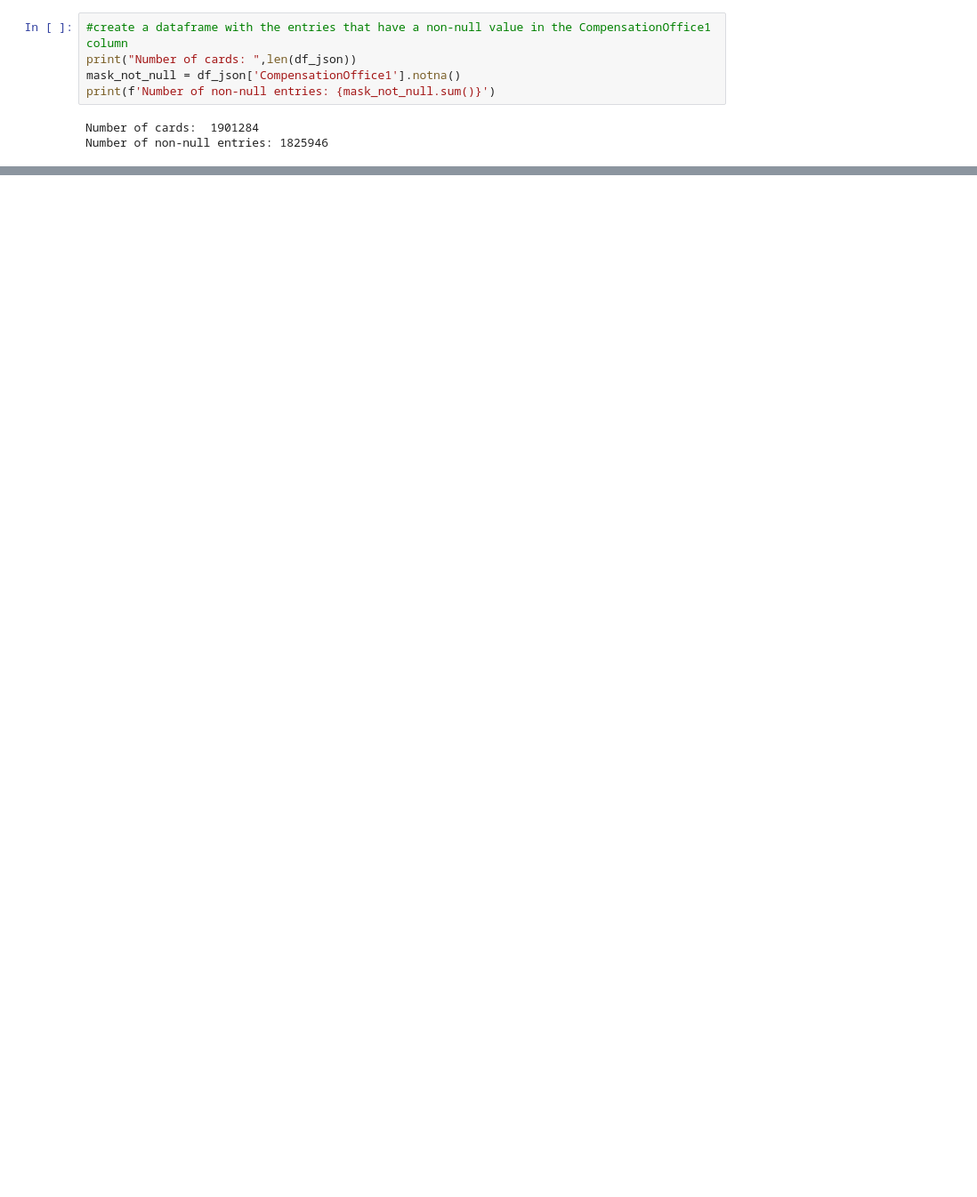
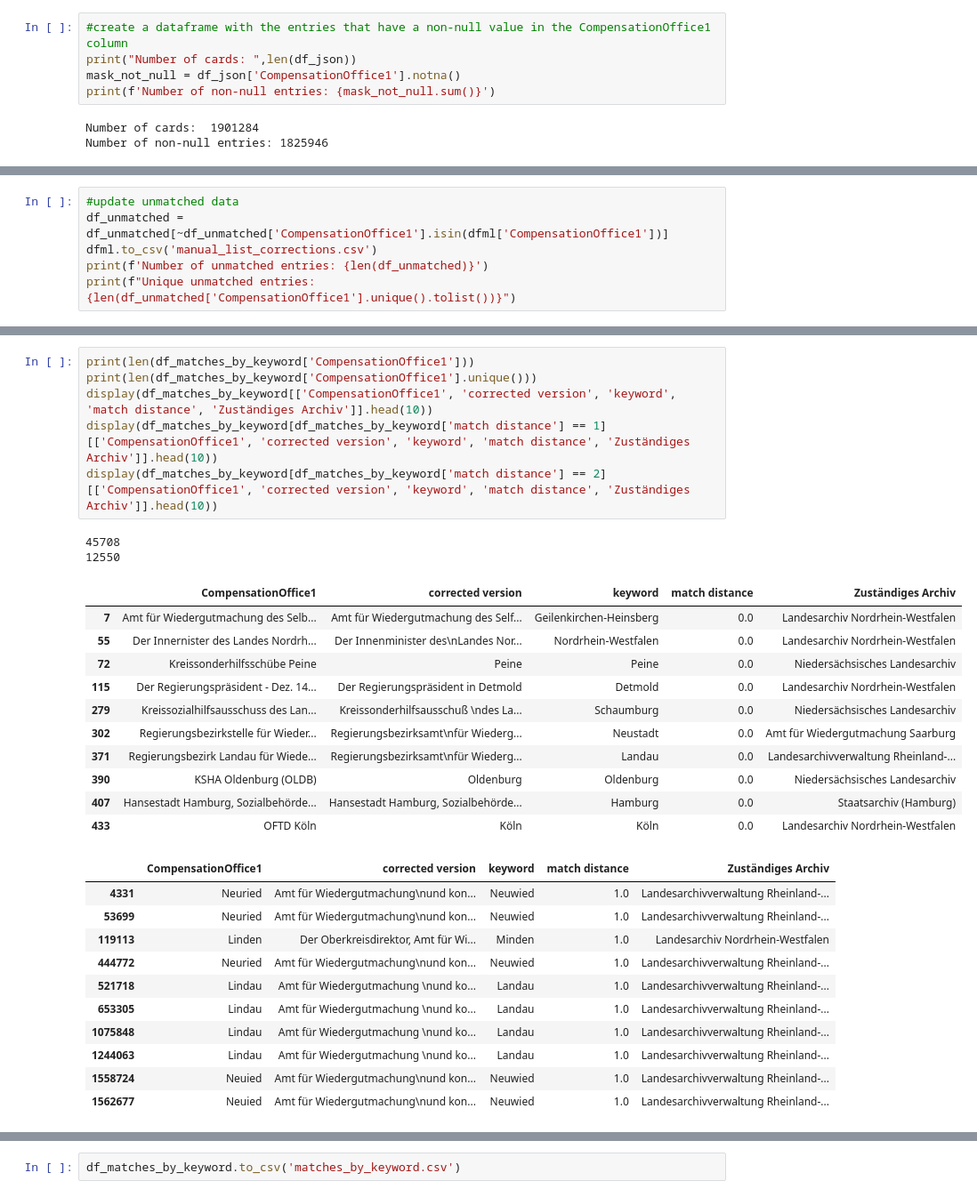
Before and after one commit to BennetHan/compensation-office-analysis, a Jupyter notebook: compensation-office-analysis.ipynb, the cells around one changed output, grey strips where cells are left out. Shown at 89% size. Drawn from its saved outputs; the diff is of its cells as text; blank space fills up the shorter version.

```diff
--- a/compensation-office-analysis.ipynb
+++ b/compensation-office-analysis.ipynb
@@ -852,0 +273,6 @@ df_matches_token_swap[df_matches_token_swap['MatchDistance'].isin([1, 2])]
+# %%
+#update unmatched data
+df_unmatched = df_unmatched[~df_unmatched['CompensationOffice1'].isin(dfml['CompensationOffice1'])]
+dfml.to_csv('manual_list_corrections.csv')
+print(f'Number of unmatched entries: {len(df_unmatched)}')
+print(f"Unique unmatched entries: {len(df_unmatched['CompensationOffice1'].unique().tolist())}")
@@ -852,0 +411,31 @@ df_matches_token_swap[df_matches_token_swap['MatchDistance'].isin([1, 2])]
+# %%
+print(len(df_matches_by_keyword['CompensationOffice1']))
+print(len(df_matches_by_keyword['CompensationOffice1'].unique()))
+display(df_matches_by_keyword[['CompensationOffice1', 'corrected version', 'keyword', 'match distance', 'Zuständiges Archiv']].head(10))
+display(df_matches_by_keyword[df_matches_by_keyword['match distance'] == 1][['CompensationOffice1', 'corrected version', 'keyword', 'match distance', 'Zuständiges Archiv']].head(10))
+display(df_matches_by_keyword[df_matches_by_keyword['match distance'] == 2][['CompensationOffice1', 'corrected version', 'keyword', 'match distance', 'Zuständiges Archiv']].head(10))
+# %% [output]
+45708
+12550
+|  | CompensationOffice1 | corrected version | keyword | match distance | Zuständiges Archiv |
+| 7 | Amt für Wiedergutmachung des Selb... | Amt für Wiedergutmachung des Self... | Geilenkirchen-Heinsberg | 0.0 | Landesarchiv Nordrhein-Westfalen |
+| 55 | Der Innernister des Landes Nordrh... | Der Innenminister des\nLandes Nor... | Nordrhein-Westfalen | 0.0 | Landesarchiv Nordrhein-Westfalen |
+| 72 | Kreissonderhilfsschübe Peine | Peine | Peine | 0.0 | Niedersächsisches Landesarchiv |
+| 115 | Der Regierungspräsident - Dez. 14... | Der Regierungspräsident in Detmold | Detmold | 0.0 | Landesarchiv Nordrhein-Westfalen |
+| 279 | Kreissozialhilfsausschuss des Lan... | Kreissonderhilfsausschuß \ndes La... | Schaumburg | 0.0 | Niedersächsisches Landesarchiv |
+| 302 | Regierungsbezirkstelle für Wieder... | Regierungsbezirksamt\nfür Wiederg... | Neustadt | 0.0 | Amt für Wiedergutmachung Saarburg |
+| 371 | Regierungsbezirk Landau für Wiede... | Regierungsbezirksamt\nfür Wiederg... | Landau | 0.0 | Landesarchivverwaltung Rheinland-... |
+| 390 | KSHA Oldenburg (OLDB) | Oldenburg | Oldenburg | 0.0 | Niedersächsisches Landesarchiv |
+| 407 | Hansestadt Hamburg, Sozialbehörde... | Hansestadt Hamburg, Sozialbehörde... | Hamburg | 0.0 | Staatsarchiv (Hamburg) |
+| 433 | OFTD Köln | Köln | Köln | 0.0 | Landesarchiv Nordrhein-Westfalen |
+|  | CompensationOffice1 | corrected version | keyword | match distance | Zuständiges Archiv |
+| 4331 | Neuried | Amt für Wiedergutmachung\nund kon... | Neuwied | 1.0 | Landesarchivverwaltung Rheinland-... |
+| 53699 | Neuried | Amt für Wiedergutmachung\nund kon... | Neuwied | 1.0 | Landesarchivverwaltung Rheinland-... |
+| 119113 | Linden | Der Oberkreisdirektor, Amt für Wi... | Minden | 1.0 | Landesarchiv Nordrhein-Westfalen |
+| 444772 | Neuried | Amt für Wiedergutmachung\nund kon... | Neuwied | 1.0 | Landesarchivverwaltung Rheinland-... |
+| 521718 | Lindau | Amt für Wiedergutmachung \nund ko... | Landau | 1.0 | Landesarchivverwaltung Rheinland-... |
+| 653305 | Lindau | Amt für Wiedergutmachung \nund ko... | Landau | 1.0 | Landesarchivverwaltung Rheinland-... |
+| 1075848 | Lindau | Amt für Wiedergutmachung \nund ko... | Landau | 1.0 | Landesarchivverwaltung Rheinland-... |
+| 1244063 | Lindau | Amt für Wiedergutmachung \nund ko... | Landau | 1.0 | Landesarchivverwaltung Rheinland-... |
+| 1558724 | Neuied | Amt für Wiedergutmachung\nund kon... | Neuwied | 1.0 | Landesarchivverwaltung Rheinland-... |
+| 1562677 | Neuied | Amt für Wiedergutmachung\nund kon... | Neuwied | 1.0 | Landesarchivverwaltung Rheinland-... |
@@ -852,0 +453,2 @@ df_matches_token_swap[df_matches_token_swap['MatchDistance'].isin([1, 2])]
+# %%
+df_matches_by_keyword.to_csv('matches_by_keyword.csv')
```
Also changed, not shown: parts of 62 cells of this notebook, 5 other files.
